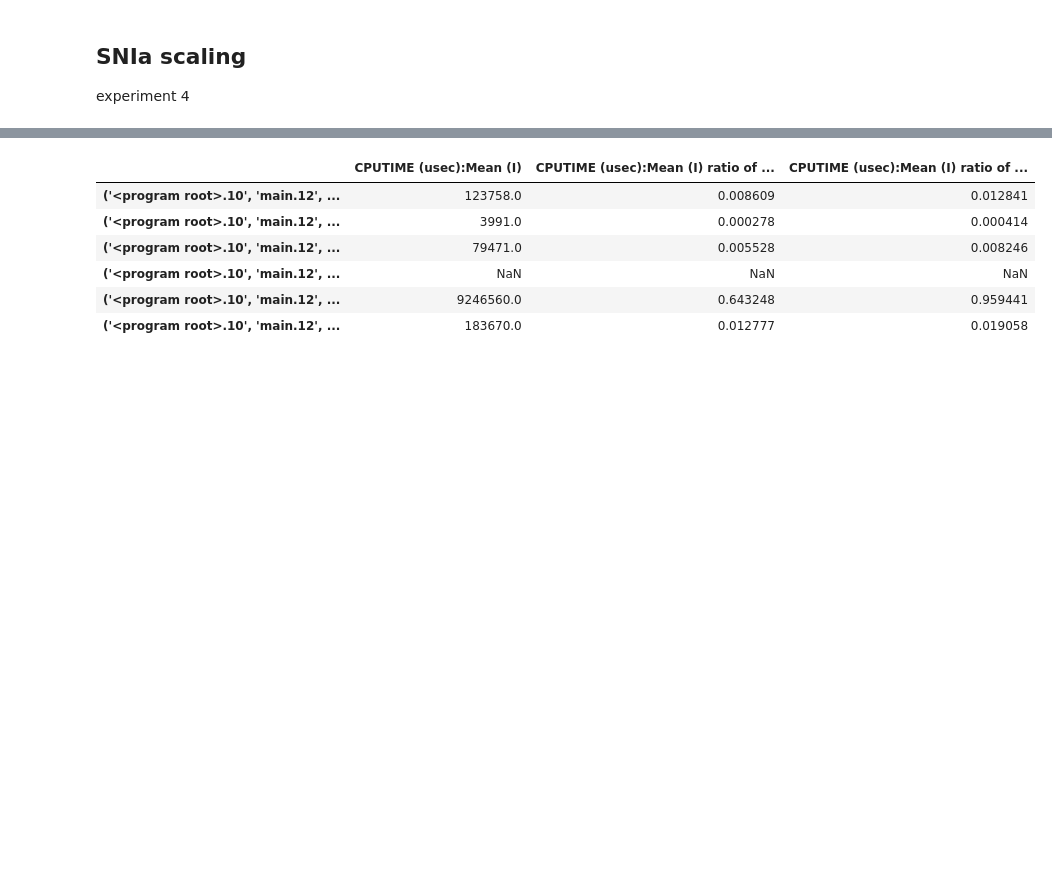
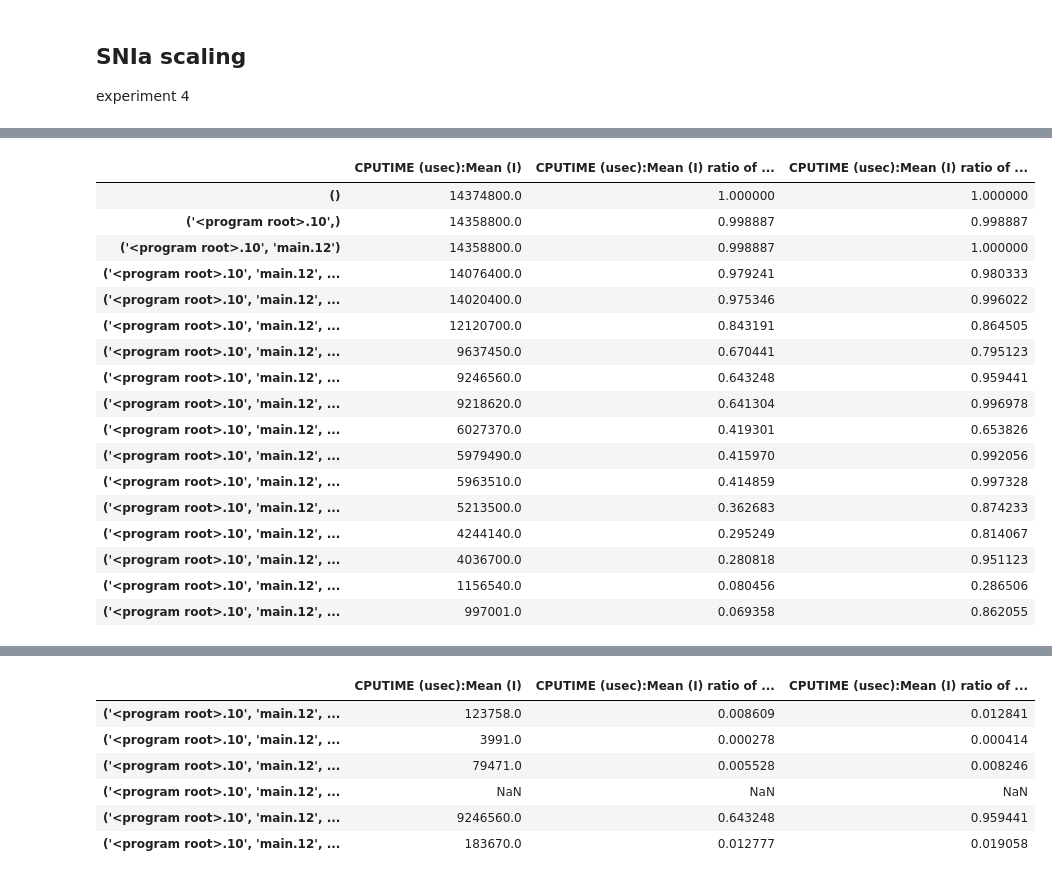
Before and after one commit to mbdevpl/docker-transpyle-flash, a Jupyter notebook: profile_flash.ipynb, the cells around one changed output, grey strips where cells are left out. Saved outputs shown, nothing was run; the diff lists cells and outputs as text; code cells hidden in the pictures; blank space fills up the shorter version.

```diff
--- a/profile_flash.ipynb
+++ b/profile_flash.ipynb
@@ -401,2 +401,21 @@ Wall time: 6.57 s
 # %%
-hot_paths['base', 'SNIa_DoubleDetonation', 0][:]
+hot_paths['base', 'SNIa_DoubleDetonation', 0][:].compact
+# %% [output]
+|  | CPUTIME (usec):Mean (I) | CPUTIME (usec):Mean (I) ratio of ... | CPUTIME (usec):Mean (I) ratio of ... |
+| () | 14374800.0 | 1.000000 | 1.000000 |
+| ('<program root>.10',) | 14358800.0 | 0.998887 | 0.998887 |
+| ('<program root>.10', 'main.12') | 14358800.0 | 0.998887 | 1.000000 |
+| ('<program root>.10', 'main.12', ... | 14076400.0 | 0.979241 | 0.980333 |
+| ('<program root>.10', 'main.12', ... | 14020400.0 | 0.975346 | 0.996022 |
+| ('<program root>.10', 'main.12', ... | 12120700.0 | 0.843191 | 0.864505 |
+| ('<program root>.10', 'main.12', ... | 9637450.0 | 0.670441 | 0.795123 |
+| ('<program root>.10', 'main.12', ... | 9246560.0 | 0.643248 | 0.959441 |
+| ('<program root>.10', 'main.12', ... | 9218620.0 | 0.641304 | 0.996978 |
+| ('<program root>.10', 'main.12', ... | 6027370.0 | 0.419301 | 0.653826 |
+| ('<program root>.10', 'main.12', ... | 5979490.0 | 0.415970 | 0.992056 |
+| ('<program root>.10', 'main.12', ... | 5963510.0 | 0.414859 | 0.997328 |
+| ('<program root>.10', 'main.12', ... | 5213500.0 | 0.362683 | 0.874233 |
+| ('<program root>.10', 'main.12', ... | 4244140.0 | 0.295249 | 0.814067 |
+| ('<program root>.10', 'main.12', ... | 4036700.0 | 0.280818 | 0.951123 |
+| ('<program root>.10', 'main.12', ... | 1156540.0 | 0.080456 | 0.286506 |
+| ('<program root>.10', 'main.12', ... | 997001.0 | 0.069358 | 0.862055 |
```
Also changed, not shown: parts of 3 cells of this notebook.
